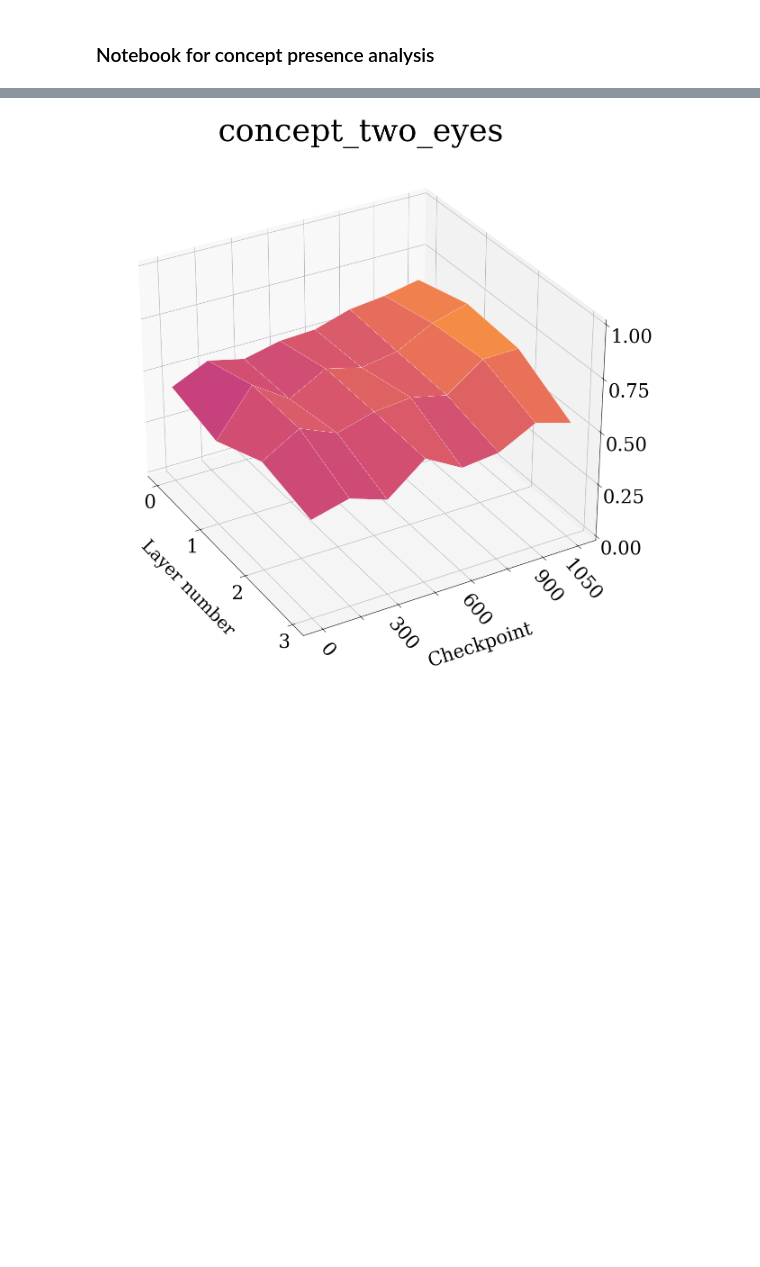
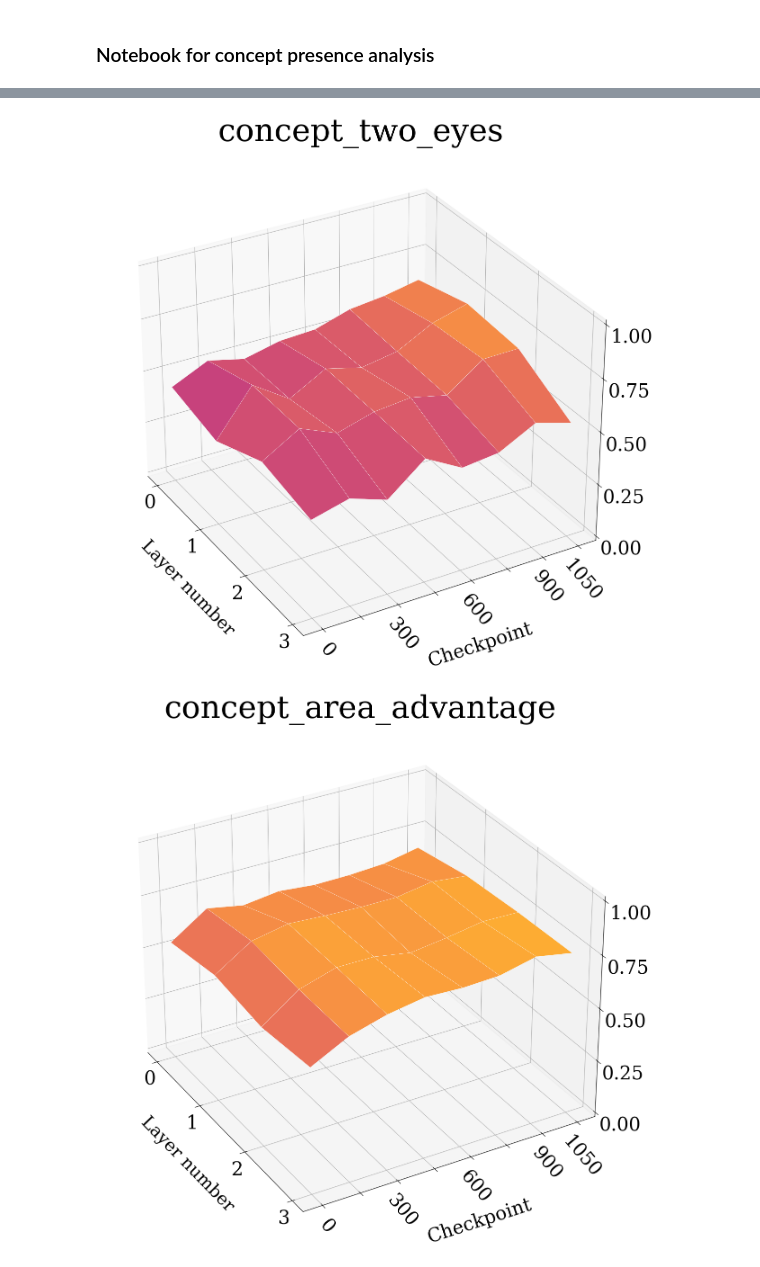
Before and after one commit to erikssommer/xai-concept-methods-drl, a Jupyter notebook: notebooks/concept_presence.ipynb, the cells around one changed output, grey strips where cells are left out. Drawn from its saved outputs; the diff is of its cells as text; code cells hidden in the pictures; blank space fills up the shorter version.

Commit message:
Surface plot for concept of area advantage

```diff
--- a/notebooks/concept_presence.ipynb
+++ b/notebooks/concept_presence.ipynb
@@ -17,7 +17,7 @@ board_name = '5x5'
 
 levels = [0, 150, 300, 450, 600, 750, 900, 1050]
 
-concepts = ['concept_one_eye', 'concept_two_eyes']
+concepts = ['concept_one_eye', 'concept_two_eyes', 'concept_area_advantage']
 
 for concept in concepts:
     z = []
@@ -57,30 +57,31 @@ for concept in concepts:
     ax.set_zlim(0, 1.00)
     ax.set_axisbelow(False)
     ax.set_title(concept, fontsize=50, pad=-20)
     ax.set_xlabel("Layer number", labelpad=30, fontsize=28, zorder=10)
     ax.set_ylabel("Checkpoint", labelpad=45,fontsize=30,zorder=10)
     plt.xticks(fontsize=30, rotation=0)
     plt.xticks(np.arange(z.shape[1]))
     plt.yticks(fontsize=30, rotation=-50)
     ax.tick_params('z', labelsize=30, pad=15, reset=True)
     fig.patch.set_facecolor("white")
 
     ax.zaxis.set_major_locator(LinearLocator(5))
 
     labels = levels.copy()
     labels[0] = 0
     plt.yticks(np.arange(len(levels)), labels)
     yticks = ax.yaxis.get_major_ticks()
     for i in range(1, len(labels), 2):
         yticks[i].label1.set_visible(False)
 
     yticks[-1].label1.set_visible(True)
     # A StrMethodFormatter is used automatically
     ax.zaxis.set_major_formatter('{x:.02f}')
     ax.view_init(30, -30)
 
     os.makedirs(f"plots/{board_name}/{session_name}", exist_ok=True)
     plt.savefig(f"plots/{board_name}/{session_name}/{concept}.png", transparent=False)
 # %% [output]
 [figure]
 [figure]
+[figure, added]
```
Also changed, not shown: 10 other files.
